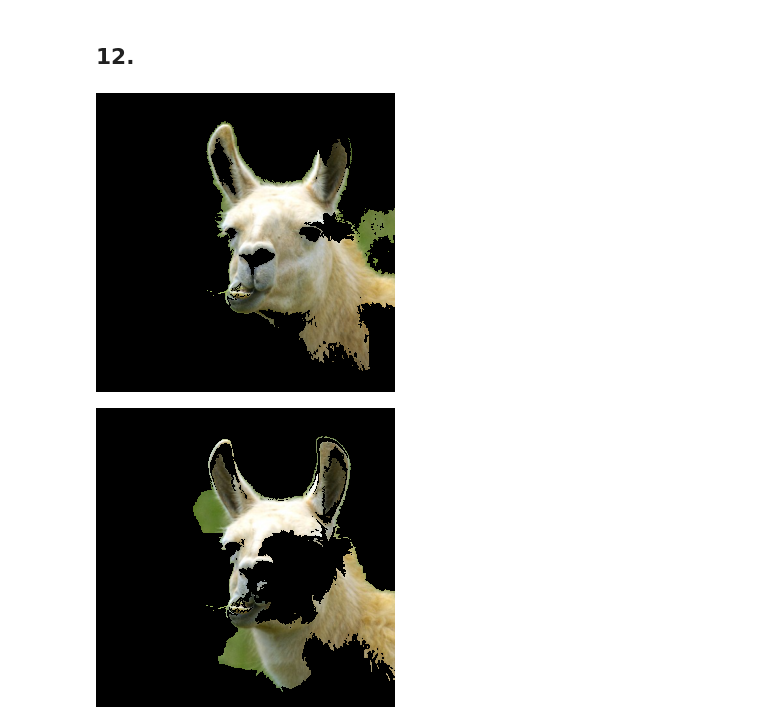
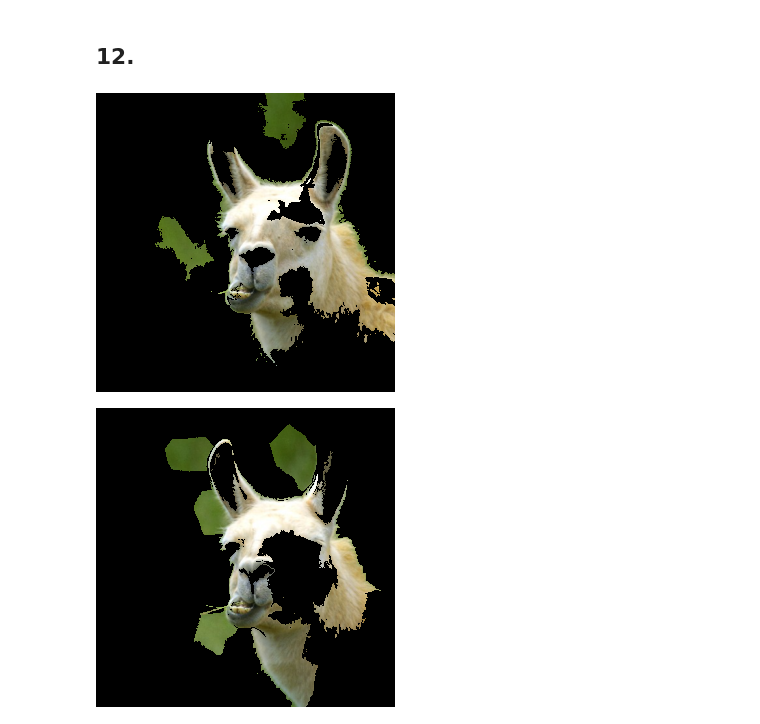
Before and after one commit to chapax123/Tarea-2-Lab-de-datos, a Jupyter notebook: Tarea_2.ipynb, the cells around one changed output. Saved outputs shown, nothing was run; the diff lists cells and outputs as text; code cells hidden in the pictures.

```diff
--- a/Tarea_2.ipynb
+++ b/Tarea_2.ipynb
@@ -579,6 +579,0 @@ visual
-# %%
-idx_no = idx_coefs_no[:int(len(coefs_si)/4)]
-no_pixels = np.zeros(parches)
-no_pixels[idx_no] = 1
-visual = perturbar_img(no_pixels)
-visual
@@ -622,9 +615,9 @@ imshow(mark_boundaries(halftrans_img, clusters_gmm))
 # %% [markdown]
 ## 12.
 # %%
-def LIME(clusters, img=halftrans_img, n_perturbaciones=n_perturbaciones, seed=77):
+def pre_LIME(clusters, red=inception, img=halftrans_img, n_perturbaciones=n_perturbaciones):
   n_clusters = len(np.unique(clusters))
-  perturbaciones = [stats.bernoulli.rvs(0.5, size=n_clusters, random_state=seed) for i in range(n_perturbaciones)]
+  perturbaciones = [stats.bernoulli.rvs(0.5, size=n_clusters) for i in range(n_perturbaciones)]
 
   perturbar_img = pert_img_fixed_clusters(clusters)
   imgs_perturbadas = list(map(perturbar_img, perturbaciones))
@@ -639,10 +632,10 @@ def LIME(clusters, img=halftrans_img, n_perturbaciones=n_perturbaciones, seed=77
   preds = []
 
   with torch.no_grad():
-    inception.eval()
+    red.eval()
     for i,img in enumerate(trans_pert_imgs):
       img = img.type(torch.float32).unsqueeze(0)
-      pred = inception(img.to(dev))
+      pred = red(img.to(dev))
       pred = decode_predictions(pred.cpu().detach().numpy(), top=1)
       preds.append(pred)
 
@@ -653,7 +646,7 @@ def LIME(clusters, img=halftrans_img, n_perturbaciones=n_perturbaciones, seed=77
     else:
       y.append(0)
 
-  pesos_perts = [pi_x(pert,n_clusters) for pert in perturbaciones]
+  pesos_perts = [pi_x(pert, n_clusters) for pert in perturbaciones]
   Dp = (perturbaciones, y)
 
   lr = LogisticRegression()
@@ -674,12 +667,14 @@ def LIME(clusters, img=halftrans_img, n_perturbaciones=n_perturbaciones, seed=77
 
   return visual
 # %%
-img_gmm = LIME(clusters_gmm)
+img_gmm = pre_LIME(clusters_gmm)
+img_gmm.save('gmm_llama.pdf')
 img_gmm
 # %% [output]
-[figure, old version]
+[figure, new version]
 # %%
-img_km = LIME(clusters_km)
+img_km = pre_LIME(clusters_km)
+img_km.save('km_llama.pdf')
 img_km
 # %% [output]
-[figure, old version]
+[figure, new version]
```
Also changed, not shown: parts of 15 cells of this notebook, 8 other files.
